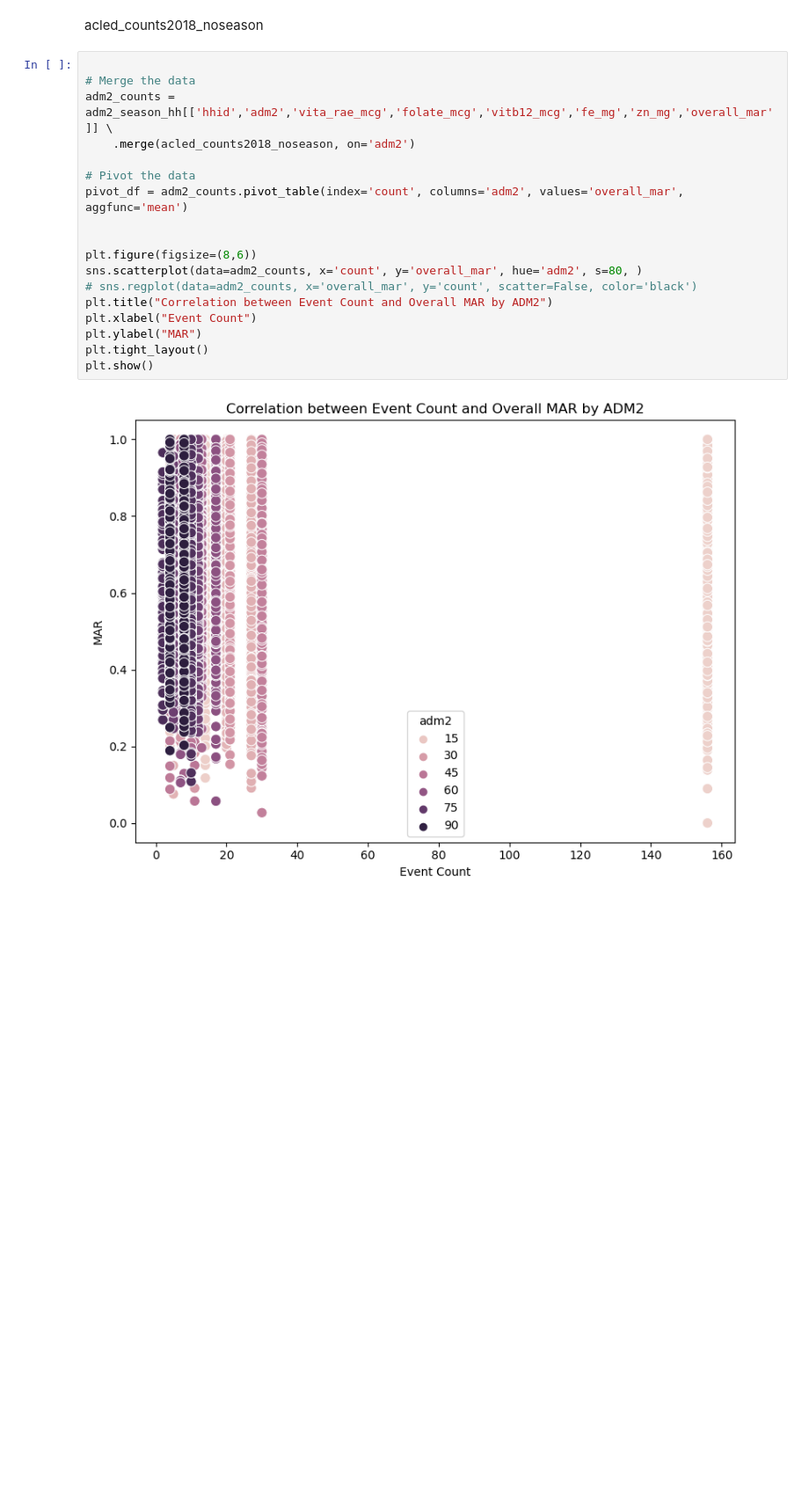
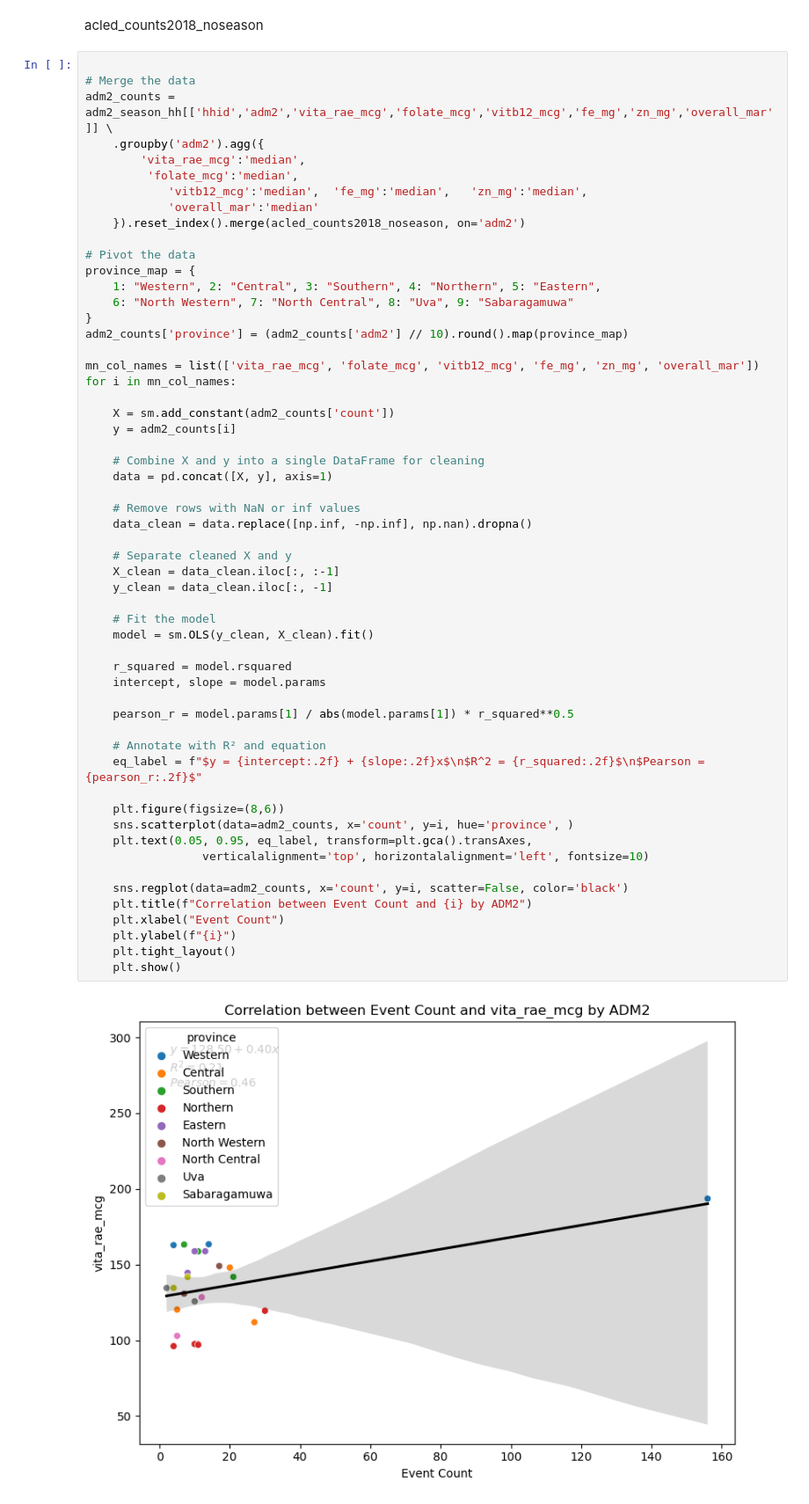
Before and after one commit to MIMI-wfp/sri_lanka, a Jupyter notebook: src/python/acled_variables.ipynb, the cells around one changed output. Shown at 88% size. Cells and saved outputs as stored; diff of their text form; blank space fills up the shorter version.

```diff
--- a/src/python/acled_variables.ipynb
+++ b/src/python/acled_variables.ipynb
@@ -251,20 +250,58 @@ acled_counts2018_noseason
 # %%
 
 # Merge the data
 adm2_counts = adm2_season_hh[['hhid','adm2','vita_rae_mcg','folate_mcg','vitb12_mcg','fe_mg','zn_mg','overall_mar']] \
-    .merge(acled_counts2018_noseason, on='adm2')
+    .groupby('adm2').agg({
+        'vita_rae_mcg':'median',
+         'folate_mcg':'median',
+         	'vitb12_mcg':'median',	'fe_mg':'median',	'zn_mg':'median',
+            'overall_mar':'median'
+    }).reset_index().merge(acled_counts2018_noseason, on='adm2')
 
 # Pivot the data
-pivot_df = adm2_counts.pivot_table(index='count', columns='adm2', values='overall_mar', aggfunc='mean')
+province_map = {
+    1: "Western", 2: "Central", 3: "Southern", 4: "Northern", 5: "Eastern",
+    6: "North Western", 7: "North Central", 8: "Uva", 9: "Sabaragamuwa"
+}
+adm2_counts['province'] = (adm2_counts['adm2'] // 10).round().map(province_map)
 
+mn_col_names = list(['vita_rae_mcg', 'folate_mcg', 'vitb12_mcg', 'fe_mg', 'zn_mg', 'overall_mar'])
+for i in mn_col_names:
 
-plt.figure(figsize=(8,6))
-sns.scatterplot(data=adm2_counts, x='count', y='overall_mar', hue='adm2', s=80, )
-# sns.regplot(data=adm2_counts, x='overall_mar', y='count', scatter=False, color='black')
-plt.title("Correlation between Event Count and Overall MAR by ADM2")
-plt.xlabel("Event Count")
-plt.ylabel("MAR")
-plt.tight_layout()
-plt.show()
+    X = sm.add_constant(adm2_counts['count'])
+    y = adm2_counts[i]
+
+    # Combine X and y into a single DataFrame for cleaning
+    data = pd.concat([X, y], axis=1)
+
+    # Remove rows with NaN or inf values
+    data_clean = data.replace([np.inf, -np.inf], np.nan).dropna()
+
+    # Separate cleaned X and y
+    X_clean = data_clean.iloc[:, :-1]
+    y_clean = data_clean.iloc[:, -1]
+
+    # Fit the model
+    model = sm.OLS(y_clean, X_clean).fit()
+
+    r_squared = model.rsquared
+    intercept, slope = model.params
+
+    pearson_r = model.params[1] / abs(model.params[1]) * r_squared**0.5
+
+    # Annotate with R² and equation
+    eq_label = f"$y = {intercept:.2f} + {slope:.2f}x$\n$R^2 = {r_squared:.2f}$\n$Pearson = {pearson_r:.2f}$"
+
+    plt.figure(figsize=(8,6))
+    sns.scatterplot(data=adm2_counts, x='count', y=i, hue='province', )
+    plt.text(0.05, 0.95, eq_label, transform=plt.gca().transAxes,
+                 verticalalignment='top', horizontalalignment='left', fontsize=10)
+
+    sns.regplot(data=adm2_counts, x='count', y=i, scatter=False, color='black')
+    plt.title(f"Correlation between Event Count and {i} by ADM2")
+    plt.xlabel("Event Count")
+    plt.ylabel(f"{i}")
+    plt.tight_layout()
+    plt.show()
 # %% [output]
-[figure, old version]
+[figure, new version]
```
Also changed, not shown: parts of 3 cells of this notebook, 4 other files.
